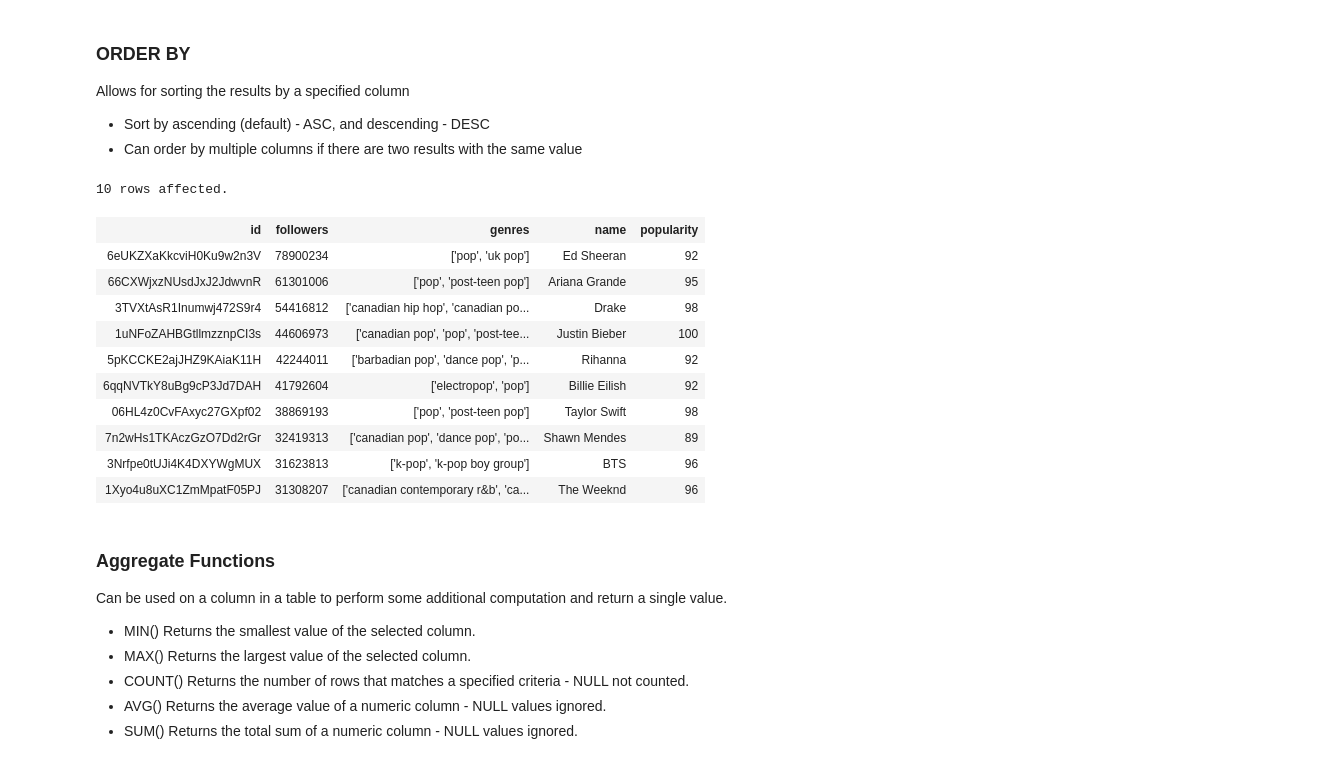
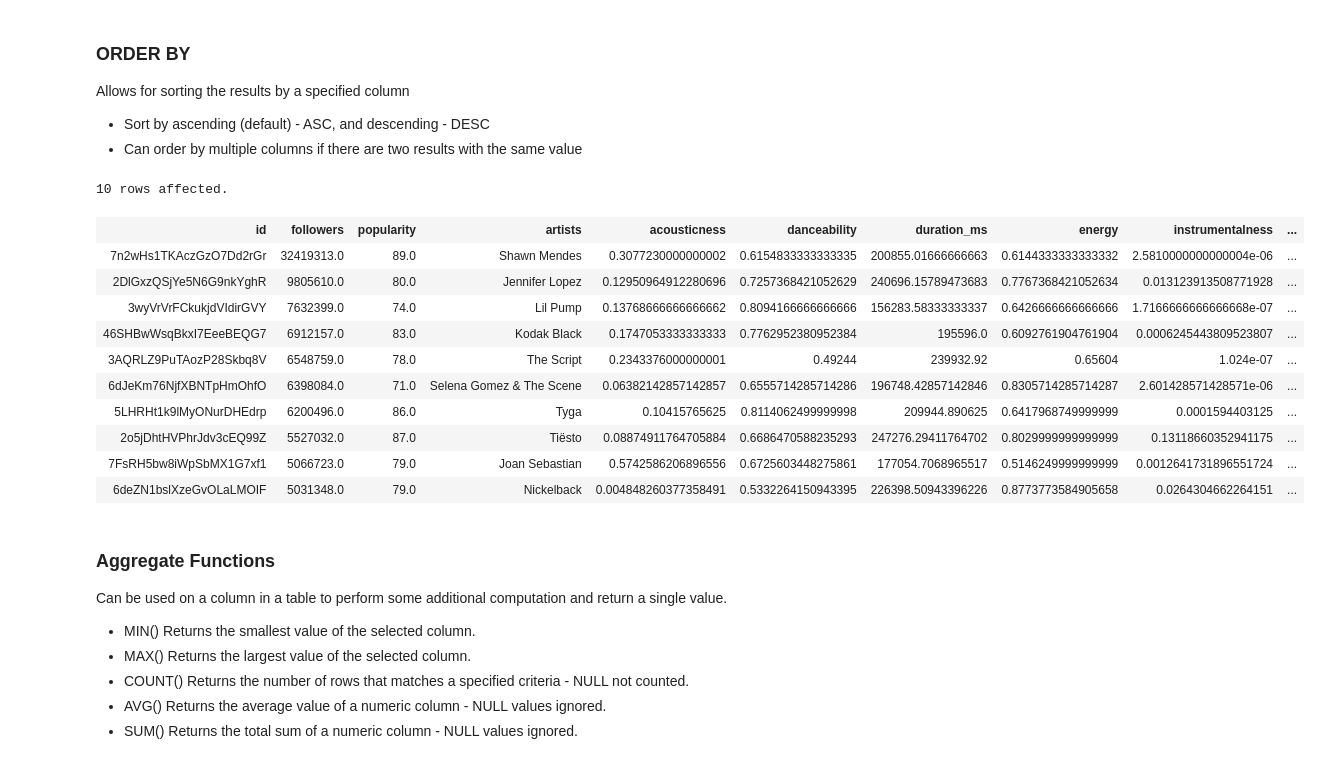
Before and after one commit to KevinKronk/sql-walkthrough-spotify, a Jupyter notebook: sql-walkthrough-spotify.ipynb, the cells around one changed output. Saved outputs shown, nothing was run; the diff lists cells and outputs as text; code cells hidden in the pictures.

```diff
--- a/sql-walkthrough-spotify.ipynb
+++ b/sql-walkthrough-spotify.ipynb
@@ -2,0 +18,11 @@
+# %%
+directory = os.getcwd()
+
+artists_f = os.path.join(directory, 'spotify_csv', 'artists.csv')
+data_by_artist_o_f = os.path.join(directory, 'spotify_csv', 'data_by_artist_o.csv')
+tracks_f = os.path.join(directory, 'spotify_csv', 'tracks.csv')
+
+# eval tells pandas to read the column as it's corresponding dtype in python instead of a string
+artists = pd.read_csv(artists_f, converters={'genres': eval})
+data_by_artists = pd.read_csv(data_by_artist_o_f, converters={'genres': eval, 'release_date':eval})
+tracks = pd.read_csv(tracks_f, converters={'artists': eval})
@@ -172,23 +285,23 @@ Allows for sorting the results by a specified column
 # %%
 %%sql
 SELECT *
 FROM artists
-WHERE genres REGEXP 'pop'
+WHERE key = 10
 ORDER BY followers DESC, popularity DESC
-LIMIT 10
+LIMIT 10;
 # %% [output]
 10 rows affected.
-| id | followers | genres | name | popularity |
-| 6eUKZXaKkcviH0Ku9w2n3V | 78900234 | ['pop', 'uk pop'] | Ed Sheeran | 92 |
-| 66CXWjxzNUsdJxJ2JdwvnR | 61301006 | ['pop', 'post-teen pop'] | Ariana Grande | 95 |
-| 3TVXtAsR1Inumwj472S9r4 | 54416812 | ['canadian hip hop', 'canadian po... | Drake | 98 |
-| 1uNFoZAHBGtllmzznpCI3s | 44606973 | ['canadian pop', 'pop', 'post-tee... | Justin Bieber | 100 |
-| 5pKCCKE2ajJHZ9KAiaK11H | 42244011 | ['barbadian pop', 'dance pop', 'p... | Rihanna | 92 |
-| 6qqNVTkY8uBg9cP3Jd7DAH | 41792604 | ['electropop', 'pop'] | Billie Eilish | 92 |
-| 06HL4z0CvFAxyc27GXpf02 | 38869193 | ['pop', 'post-teen pop'] | Taylor Swift | 98 |
-| 7n2wHs1TKAczGzO7Dd2rGr | 32419313 | ['canadian pop', 'dance pop', 'po... | Shawn Mendes | 89 |
-| 3Nrfpe0tUJi4K4DXYWgMUX | 31623813 | ['k-pop', 'k-pop boy group'] | BTS | 96 |
-| 1Xyo4u8uXC1ZmMpatF05PJ | 31308207 | ['canadian contemporary r&b', 'ca... | The Weeknd | 96 |
+| id | followers | popularity | artists | acousticness | danceability | duration_ms | energy | instrumentalness | ... |
+| 7n2wHs1TKAczGzO7Dd2rGr | 32419313.0 | 89.0 | Shawn Mendes | 0.3077230000000002 | 0.6154833333333335 | 200855.01666666663 | 0.6144333333333332 | 2.5810000000000004e-06 | ... |
+| 2DlGxzQSjYe5N6G9nkYghR | 9805610.0 | 80.0 | Jennifer Lopez | 0.12950964912280696 | 0.7257368421052629 | 240696.15789473683 | 0.7767368421052634 | 0.013123913508771928 | ... |
+| 3wyVrVrFCkukjdVIdirGVY | 7632399.0 | 74.0 | Lil Pump | 0.13768666666666662 | 0.8094166666666666 | 156283.58333333337 | 0.6426666666666666 | 1.7166666666666668e-07 | ... |
+| 46SHBwWsqBkxI7EeeBEQG7 | 6912157.0 | 83.0 | Kodak Black | 0.1747053333333333 | 0.7762952380952384 | 195596.0 | 0.6092761904761904 | 0.0006245443809523807 | ... |
+| 3AQRLZ9PuTAozP28Skbq8V | 6548759.0 | 78.0 | The Script | 0.2343376000000001 | 0.49244 | 239932.92 | 0.65604 | 1.024e-07 | ... |
+| 6dJeKm76NjfXBNTpHmOhfO | 6398084.0 | 71.0 | Selena Gomez & The Scene | 0.06382142857142857 | 0.6555714285714286 | 196748.42857142846 | 0.8305714285714287 | 2.601428571428571e-06 | ... |
+| 5LHRHt1k9lMyONurDHEdrp | 6200496.0 | 86.0 | Tyga | 0.10415765625 | 0.8114062499999998 | 209944.890625 | 0.6417968749999999 | 0.0001594403125 | ... |
+| 2o5jDhtHVPhrJdv3cEQ99Z | 5527032.0 | 87.0 | Tiësto | 0.08874911764705884 | 0.6686470588235293 | 247276.29411764702 | 0.8029999999999999 | 0.13118660352941175 | ... |
+| 7FsRH5bw8iWpSbMX1G7xf1 | 5066723.0 | 79.0 | Joan Sebastian | 0.5742586206896556 | 0.6725603448275861 | 177054.7068965517 | 0.5146249999999999 | 0.0012641731896551724 | ... |
+| 6deZN1bslXzeGvOLaLMOIF | 5031348.0 | 79.0 | Nickelback | 0.004848260377358491 | 0.5332264150943395 | 226398.50943396226 | 0.8773773584905658 | 0.0264304662264151 | ... |
 # %% [markdown]
 ### Aggregate Functions
 Can be used on a column in a table to perform some additional computation and return a single value.
```
Also changed, not shown: parts of 47 cells of this notebook.
